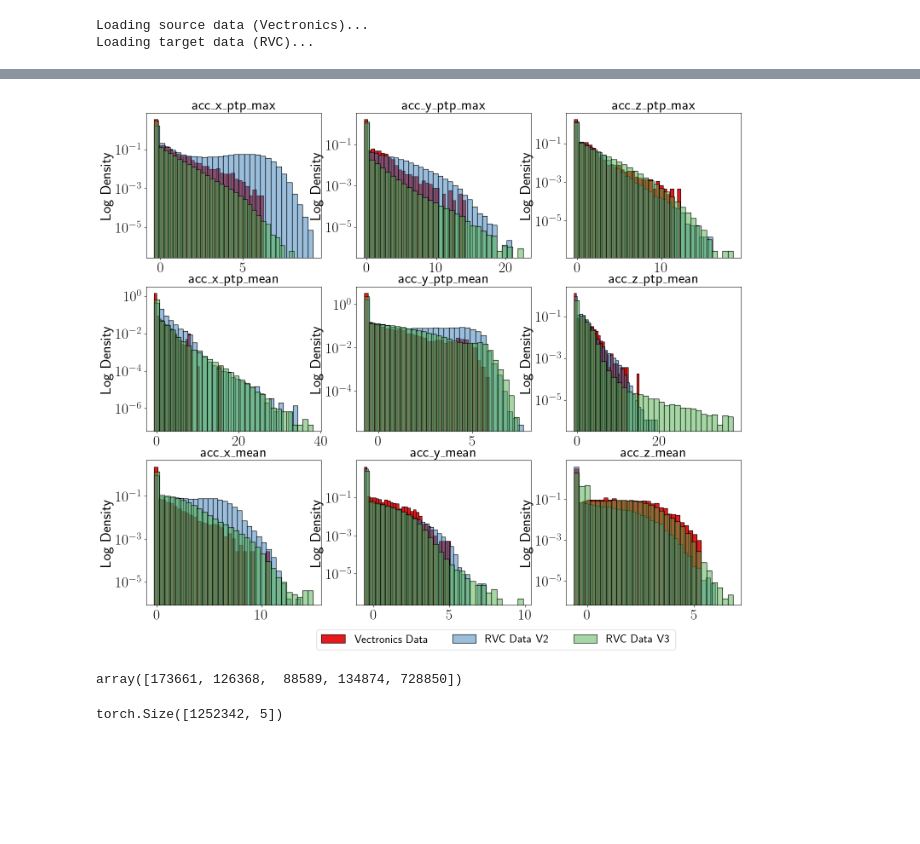
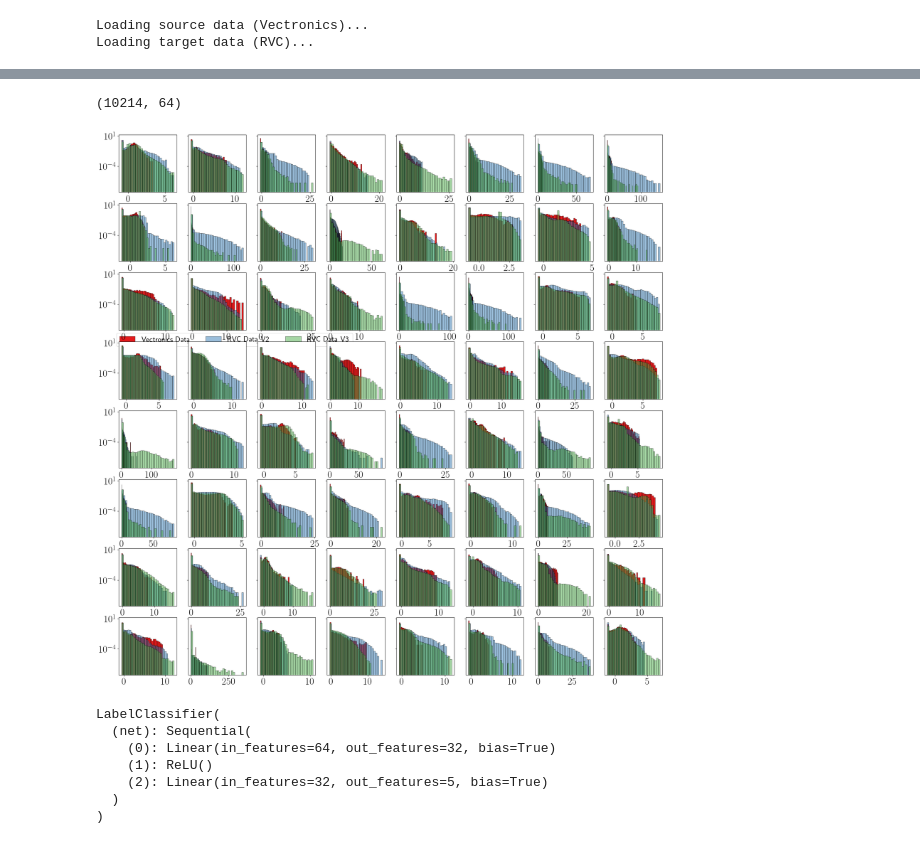
Before and after one commit to medhaaga/BotswanaML, a Jupyter notebook: notebooks/UDA.ipynb, the cells around one changed output, grey strips where cells are left out. Saved outputs shown, nothing was run; the diff lists cells and outputs as text; code cells hidden in the pictures; blank space fills up the shorter version.

```diff
--- a/notebooks/UDA.ipynb
+++ b/notebooks/UDA.ipynb
@@ -46,19 +49,6 @@ print("Loading target data (RVC)...")
 RVC_df = pd.read_csv(io.get_RVC_preprocessed_path())
 X_targets = [RVC_df.loc[RVC_df.firmware_major_version == 2.0, Vectronics_feature_cols].values,
             RVC_df.loc[RVC_df.firmware_major_version == 3.0, Vectronics_feature_cols].values]
-
-# --------------------------
-# Preprocess (compute quantiles using all domains)
-# --------------------------
-pos_idx = [0, 1, 2, 3, 4, 5]  # Indices of features that should be positive
-center_idx = [6, 7, 8]  # Indices of features that should be centered at zero
-lows, highs = preprocess.compute_combined_quantiles(
-    datasets=[X_src], pos_idx=pos_idx, center_idx=center_idx,
-    low_q=0.01, high_q=0.99,
-)
-X_src = preprocess.transform_and_scale(X_src, pos_idx, center_idx, lows, highs)
-X_targets = [preprocess.transform_and_scale(Xt, pos_idx, center_idx, lows, highs)
-                for Xt in X_targets]
 # %% [output]
 Loading source data (Vectronics)...
 Loading target data (RVC)...
@@ -72,7 +88,7 @@ for i, col in enumerate(Vectronics_feature_cols):
         ax = axes[i]
 
         sns.histplot(
-                X_src[:,i],
+                X_src[:,i].numpy(),
                 kde=False,
                 label='Vectronics Data',
                 ax=ax,
@@ -82,7 +98,7 @@ for i, col in enumerate(Vectronics_feature_cols):
                 alpha=1.0
             )
 
-        sns.histplot(X_targets[0][:,i],
+        sns.histplot(X_targets[0][:,i].numpy(),
                 kde=False,
                 label='RVC Data V2',
                 ax=ax,
@@ -91,7 +107,7 @@ for i, col in enumerate(Vectronics_feature_cols):
                 color=palette[1],
                 alpha=0.5
             )
-        sns.histplot(X_targets[1][:,i],
+        sns.histplot(X_targets[1][:,i].numpy(),
                 kde=False,
                 label='RVC Data V3',
                 ax=ax,
@@ -161,26 +177,30 @@ feature_extractor = feature_extractor.to(device)
 feature_extractor.eval()
 
 # Convert input
-X_src_tensor = torch.tensor(X_src, dtype=torch.float32).to(device)
+X_src = X_src.to(device)
 
 # Forward pass
 X_target_feat = []
 with torch.no_grad():
-    X_src_feat = feature_extractor(X_src_tensor)
+    X_src_feat = feature_extractor(X_src)
     for Xt in X_targets:
-        Xt_tensor = torch.tensor(Xt, dtype=torch.float32).to(device)
-        Xt_feat = feature_extractor(Xt_tensor)
+        Xt = Xt.to(device)
+        Xt_feat = feature_extractor(Xt)
         X_target_feat.append(Xt_feat)
 
 X_src_feat = X_src_feat.cpu().numpy()
 X_target_feat = [X_t.cpu().numpy() for X_t in X_target_feat]
+# %%
+X_src_feat.shape
+# %% [output]
+(10214, 64)
 # %%
 # Plot histograms of features
-fig, axes = plt.subplots(len(Vectronics_feature_cols)//3, 3, figsize=(18, 5*(len(Vectronics_feature_cols)//3)))
+fig, axes = plt.subplots(8, 8, figsize=(25, 25), sharey=True)
+axes = axes.flatten()
+palette = sns.color_palette("Set1", n_colors=3)
 
-palette = sns.color_palette("Set1", n_colors=3)
-axes = axes.flatten()
-for i, col in enumerate(Vectronics_feature_cols):
+for i in range(64):
         ax = axes[i]
 
         sns.histplot(
@@ -196,33 +216,34 @@ for i, col in enumerate(Vectronics_feature_cols):
 
         sns.histplot(X_target_feat[0][:,i],
                 kde=False,
                 label='RVC Data V2',
                 ax=ax,
                 stat='density',
                 bins=30,
                 color=palette[1],
                 alpha=0.5
             )
         sns.histplot(X_target_feat[1][:,i],
                 kde=False,
                 label='RVC Data V3',
                 ax=ax,
                 stat='density',
                 bins=30,
                 color=palette[2],
                 alpha=0.5
             )
 
-        ax.set_title(col)
-        ax.set_ylabel('Log Density')
+        ax.set_title("")
         ax.set_yscale("log")
         ax.set_xlabel('')
+        ax.set_ylabel('')
+
 
 # Get legend info from the first axes
 handles, labels = axes[0].get_legend_handles_labels()
 axes[0].legend(handles, labels, loc='lower center', bbox_to_anchor=(2.0, -2.75), ncol=3)
 
 plt.tight_layout()
 plt.show()
 # %% [output]
-[figure, old version]
+[figure, new version]
@@ -250,8 +249,0 @@ with torch.no_grad():
-# %%
-np.unique(np.argmax(X_target_logits[0].cpu().numpy(), axis=1), return_counts=True)[1]
-# %% [output]
-array([173661, 126368,  88589, 134874, 728850])
-# %%
-X_target_logits[0].shape
-# %% [output]
-torch.Size([1252342, 5])
@@ -257,0 +252,14 @@ torch.Size([1252342, 5])
+# %%
+label_classifier = dann.LabelClassifier(in_dim=64, n_classes=5).to(device)
+state_dict = torch.load(os.path.join(dir, "label_classifier.pth"), map_location=device)
+label_classifier.load_state_dict(state_dict)
+label_classifier = label_classifier.to(device)
+label_classifier.eval()
+# %% [output]
+LabelClassifier(
+  (net): Sequential(
+    (0): Linear(in_features=64, out_features=32, bias=True)
+    (1): ReLU()
+    (2): Linear(in_features=32, out_features=5, bias=True)
+  )
+)
```
Also changed, not shown: parts of 9 cells of this notebook, 8 other files.
